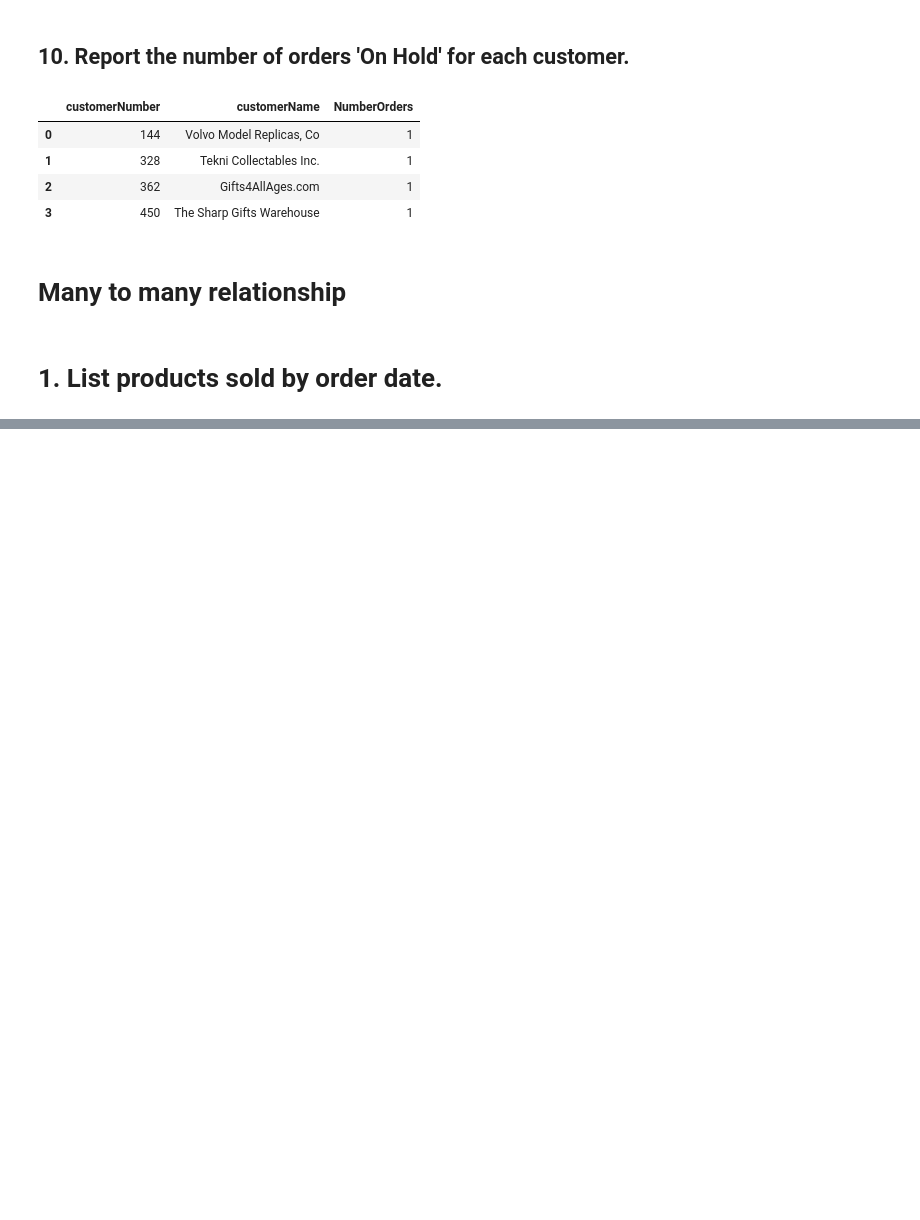
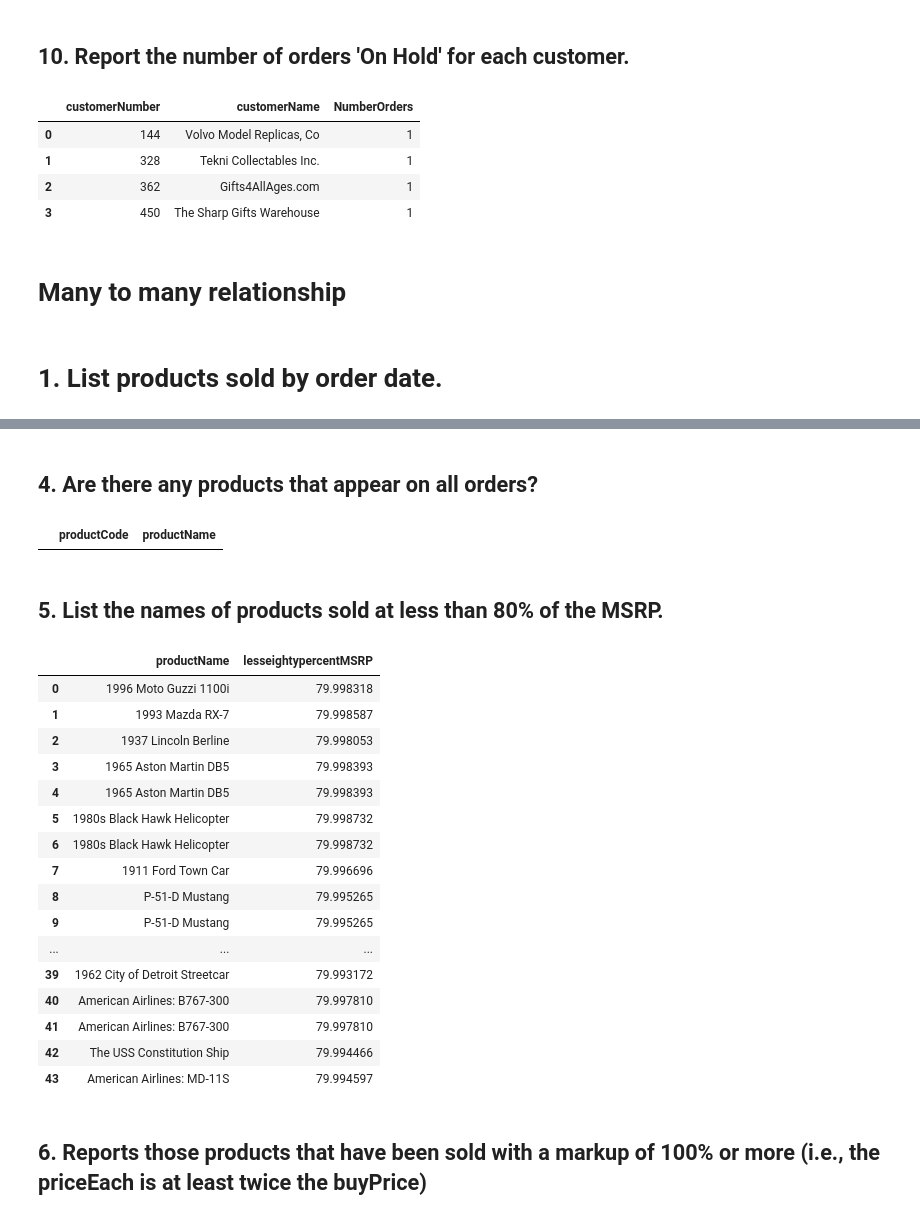
Before and after one commit to adiwirawan/digital-talent, a Jupyter notebook: LatihanSQL2.ipynb, the cells around one changed output, grey strips where cells are left out. Drawn from its saved outputs; the diff is of its cells as text; code cells hidden in the pictures; blank space fills up the shorter version.

```diff
--- a/LatihanSQL2.ipynb
+++ b/LatihanSQL2.ipynb
@@ -210,0 +319,66 @@ group by o.customerNumber
+# %% [markdown]
+## 4. Are there any products that appear on all orders?
+# %%
+run("""
+SELECT
+    d.productCode,p.productName
+FROM
+    (
+        SELECT
+            COUNT(orderNumber) AS countorder
+        FROM
+            orders
+    ) AS o
+    INNER JOIN
+    (
+        SELECT
+            productCode,
+            COUNT(orderNumber) AS countordergrouped
+        FROM
+            orderdetails
+        GROUP BY productCode
+    )  AS d
+    INNER JOIN
+    (
+        SELECT productName FROM products
+    ) p
+WHERE
+    o.countorder = d.countordergrouped
+""")
+# %% [output]
+|  | productCode | productName |
+# %% [markdown]
+## 5. List the names of products sold at less than 80% of the MSRP.
+# %%
+run("""
+
+SELECT
+    p.productName,
+    (d.priceEach*100/p.MSRP) AS lesseightypercentMSRP
+FROM
+    products p
+    INNER JOIN
+    orderdetails d USING(productCode)
+WHERE
+    (d.priceEach*100/p.MSRP) < 80
+""")
+# %% [output]
+|  | productName | lesseightypercentMSRP |
+| 0 | 1996 Moto Guzzi 1100i | 79.998318 |
+| 1 | 1993 Mazda RX-7 | 79.998587 |
+| 2 | 1937 Lincoln Berline | 79.998053 |
+| 3 | 1965 Aston Martin DB5 | 79.998393 |
+| 4 | 1965 Aston Martin DB5 | 79.998393 |
+| 5 | 1980s Black Hawk Helicopter | 79.998732 |
+| 6 | 1980s Black Hawk Helicopter | 79.998732 |
+| 7 | 1911 Ford Town Car | 79.996696 |
+| 8 | P-51-D Mustang | 79.995265 |
+| 9 | P-51-D Mustang | 79.995265 |
+| ... | ... | ... |
+| 39 | 1962 City of Detroit Streetcar | 79.993172 |
+| 40 | American Airlines: B767-300 | 79.997810 |
+| 41 | American Airlines: B767-300 | 79.997810 |
+| 42 | The USS Constitution Ship | 79.994466 |
+| 43 | American Airlines: MD-11S | 79.994597 |
+# %% [markdown]
+## 6. Reports those products that have been sold with a markup of 100% or more (i.e., the priceEach is at least twice the buyPrice)
```
Also changed, not shown: parts of 5 cells of this notebook.
